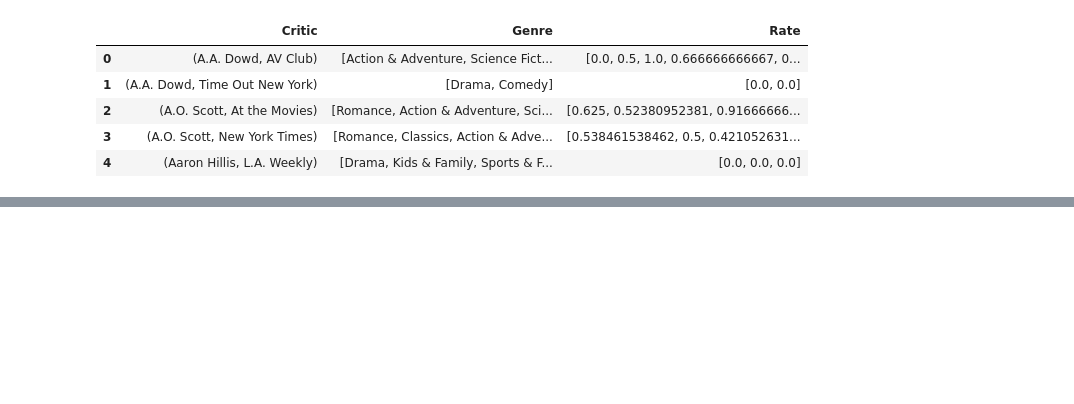
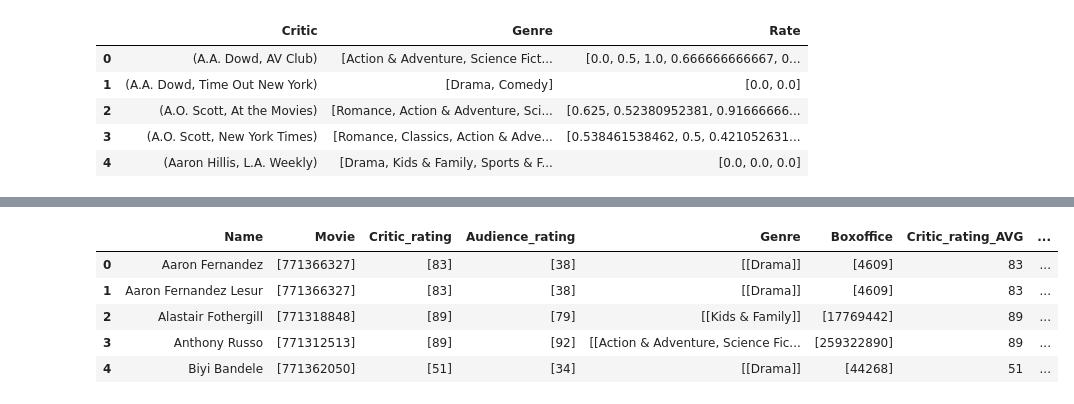
Before and after one commit to lantian2012/DataScience, a Jupyter notebook: FinalData.ipynb, the cells around one changed output, grey strips where cells are left out. Saved outputs shown, nothing was run; the diff lists cells and outputs as text; code cells hidden in the pictures; blank space fills up the shorter version.

```diff
--- a/FinalData.ipynb
+++ b/FinalData.ipynb
@@ -63,0 +89,9 @@ GenreCrticsTable.head()
+# %%
+DirectorTable.head()
+# %% [output]
+|  | Name | Movie | Critic_rating | Audience_rating | Genre | Boxoffice | Critic_rating_AVG | ... |
+| 0 | Aaron Fernandez | [771366327] | [83] | [38] | [[Drama]] | [4609] | 83 | ... |
+| 1 | Aaron Fernandez Lesur | [771366327] | [83] | [38] | [[Drama]] | [4609] | 83 | ... |
+| 2 | Alastair Fothergill | [771318848] | [89] | [79] | [[Kids & Family]] | [17769442] | 89 | ... |
+| 3 | Anthony Russo | [771312513] | [89] | [92] | [[Action & Adventure, Science Fic... | [259322890] | 89 | ... |
+| 4 | Biyi Bandele | [771362050] | [51] | [34] | [[Drama]] | [44268] | 51 | ... |
```
Also changed, not shown: parts of 6 cells of this notebook, 18 other files.
